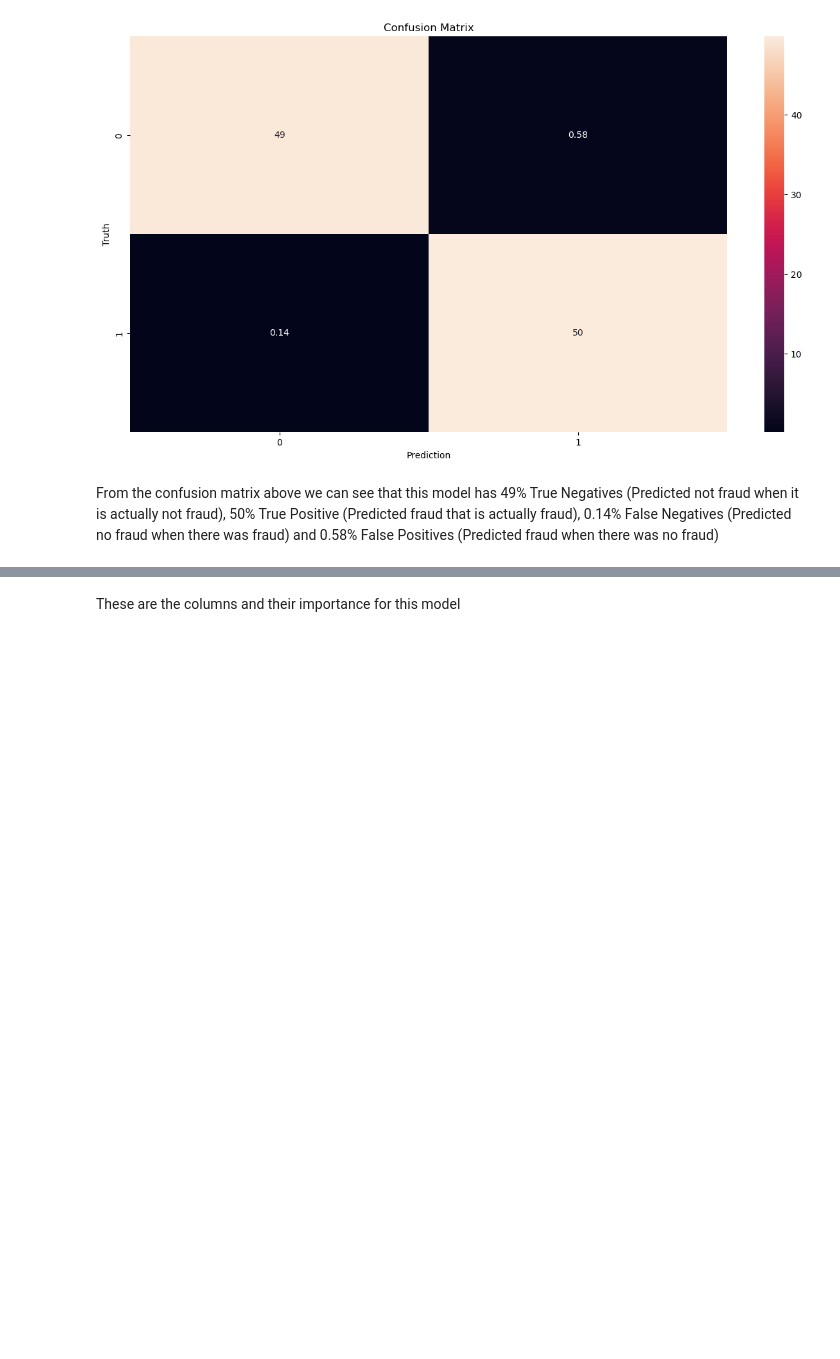
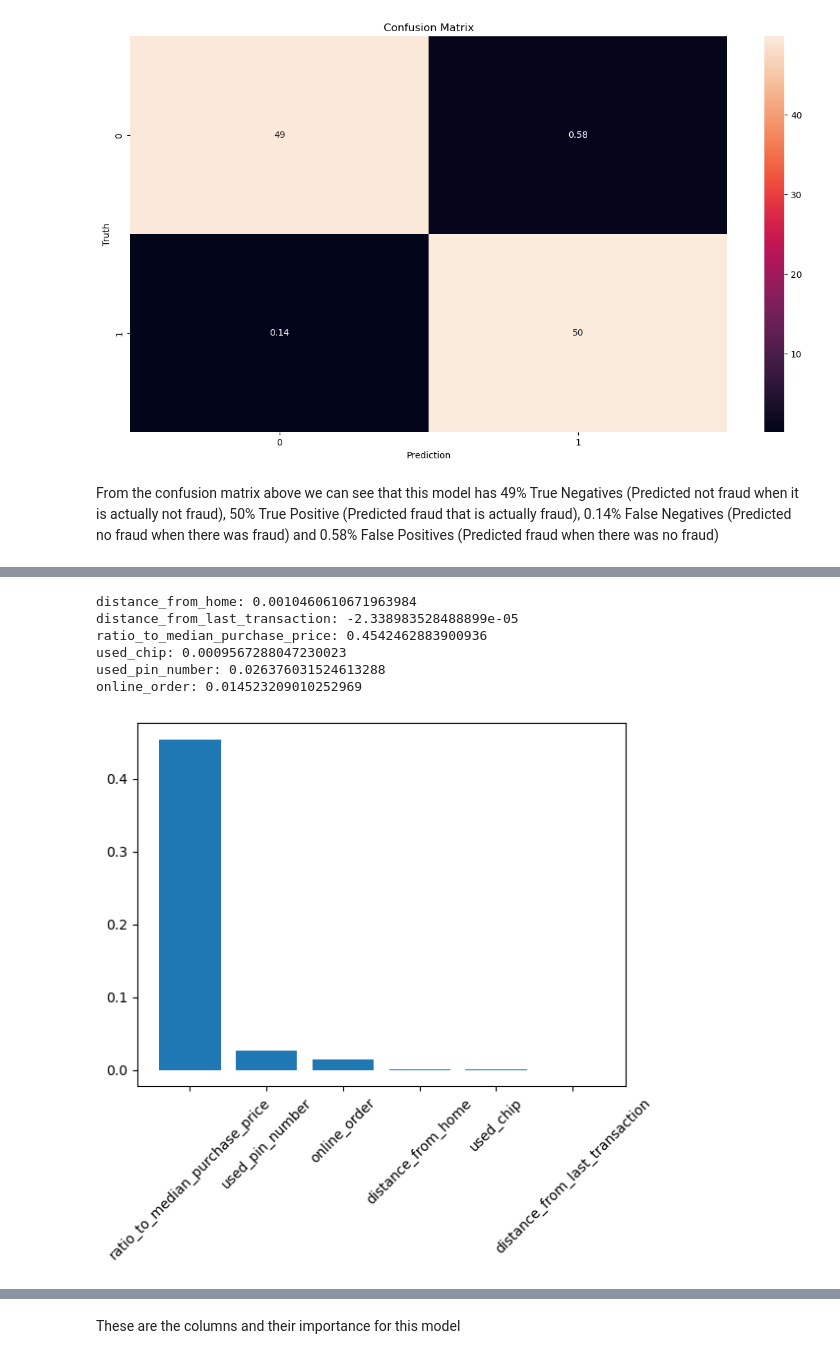
Before and after one commit to Ankourii/Fraud_prediction, a Jupyter notebook: notebooks/first dataset/modeling.ipynb, the cells around one changed output, grey strips where cells are left out. Drawn from its saved outputs; the diff is of its cells as text; code cells hidden in the pictures; blank space fills up the shorter version.

```diff
--- a/notebooks/first dataset/modeling.ipynb
+++ b/notebooks/first dataset/modeling.ipynb
@@ -499,12 +579,20 @@ conf_matrix_pp2_df.to_csv('../../data/conf_matrixpp2.csv')
 # %%
 # Calculate permutation feature importance
-perm_importance = permutation_importance(lr_pp2, X_test2, y_test2, n_repeats=30, random_state=42)
+perm_importancepp2 = permutation_importance(lr_pp2, X_test2, y_test2, n_repeats=30, random_state=42)
 
-for feature, importance in zip(X_pp2.columns, perm_importance.importances_mean):
+for feature, importance in zip(X_pp2.columns, perm_importancepp2.importances_mean):
     print(f"{feature}: {importance}")
 
-sorted_idx = perm_importance.importances_mean.argsort()[::-1]
-plt.bar(range(X_pp2.shape[1]), perm_importance.importances_mean[sorted_idx])
+sorted_idx = perm_importancepp2.importances_mean.argsort()[::-1]
+plt.bar(range(X_pp2.shape[1]), perm_importancepp2.importances_mean[sorted_idx])
 plt.xticks(range(X_pp2.shape[1]), X_pp2.columns[sorted_idx], rotation=45)
 plt.show()
+# %% [output]
+distance_from_home: 0.0010460610671963984
+distance_from_last_transaction: -2.338983528488899e-05
+ratio_to_median_purchase_price: 0.4542462883900936
+used_chip: 0.0009567288047230023
+used_pin_number: 0.026376031524613288
+online_order: 0.014523209010252969
+[figure, added]
 # %%
```
Also changed, not shown: parts of 64 cells of this notebook, 2 other files.
